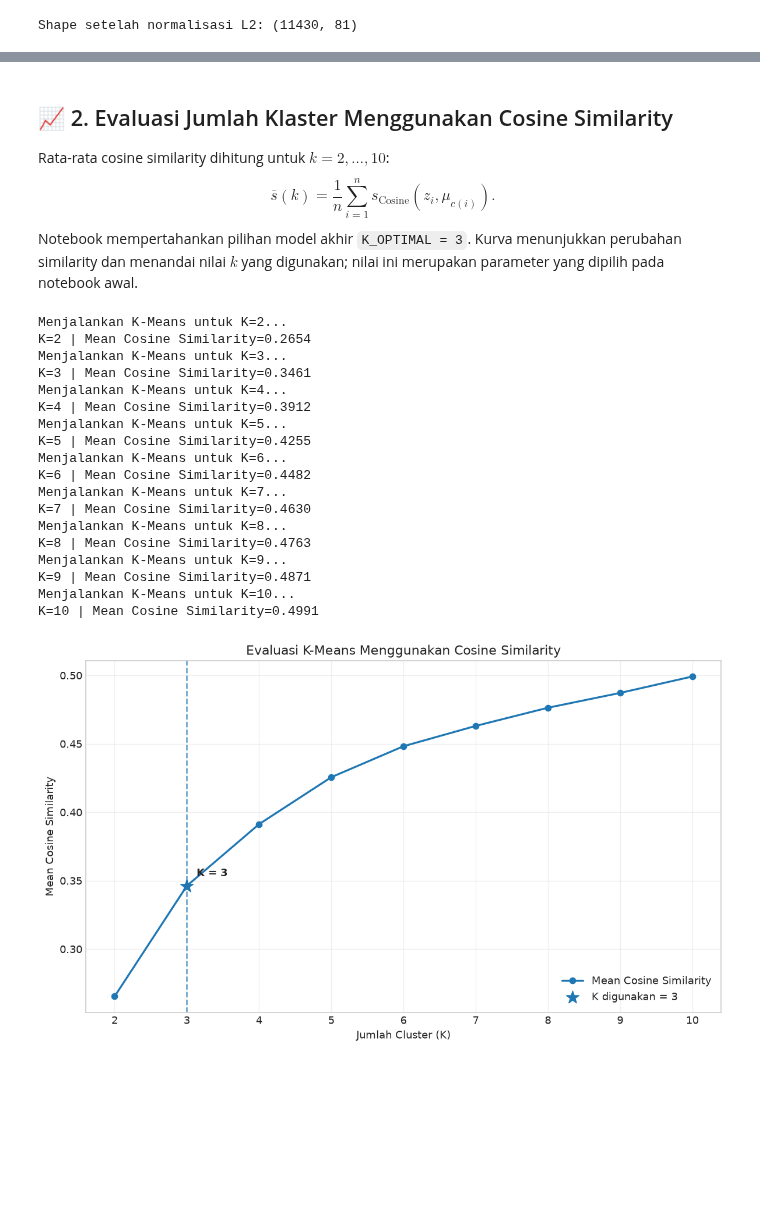
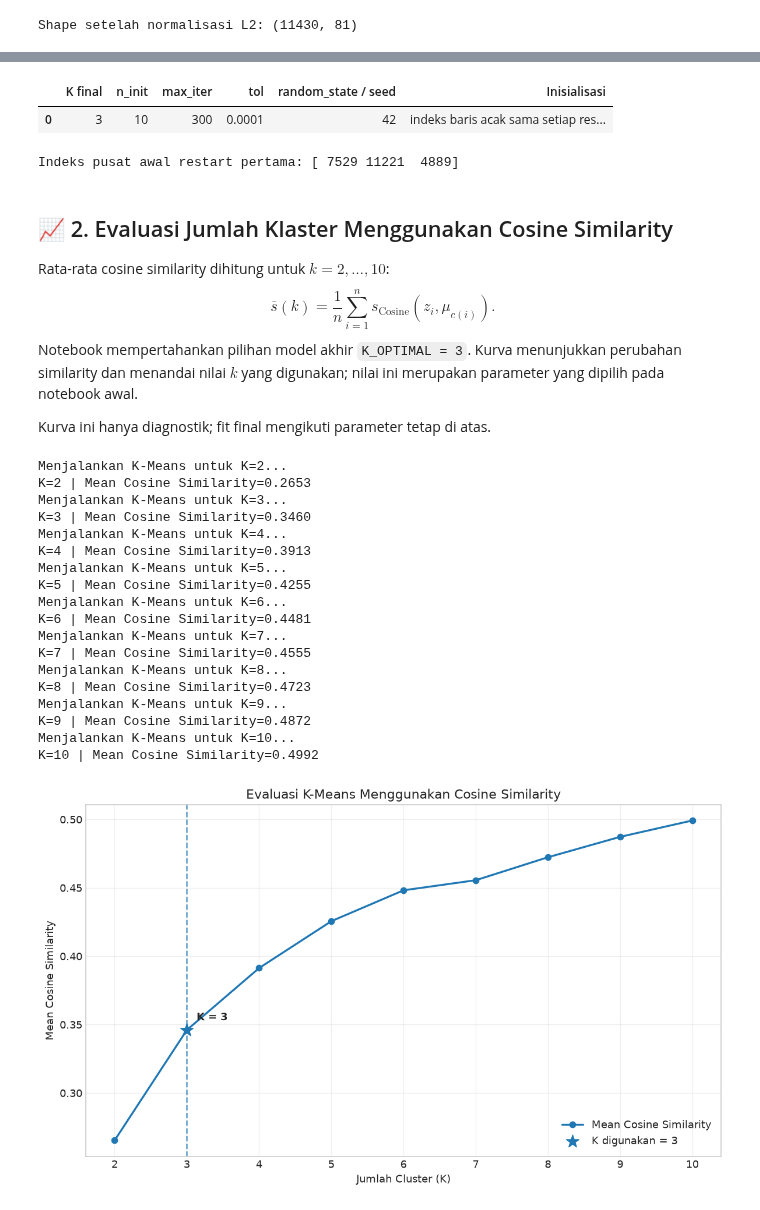
Before and after one commit to wawaelenti/Machine-Learning, a Jupyter notebook: Pertemuan 4/KMeans_Cosine_Similarity.ipynb, the cells around one changed output, grey strips where cells are left out. Drawn from its saved outputs; the diff is of its cells as text; code cells hidden in the pictures; blank space fills up the shorter version.

```diff
--- a/Pertemuan 4/KMeans_Cosine_Similarity.ipynb
+++ b/Pertemuan 4/KMeans_Cosine_Similarity.ipynb
@@ -105,3 +192,26 @@ Shape setelah normalisasi L2: (11430, 81)
+# %%
+# Parameter final yang sama pada ketiga varian K-Means.
+K_FINAL = 3
+N_INIT = 10
+MAX_ITER = 300
+TOL = 1e-4
+
+def init_same_rows(data, n_clusters, random_state):
+    """Pilih indeks baris yang sama untuk seed/restart yang sama."""
+    ids = random_state.choice(len(data), size=n_clusters, replace=False)
+    return data[ids].copy()
+
+display(pd.DataFrame([{
+    'K final': K_FINAL, 'n_init': N_INIT, 'max_iter': MAX_ITER,
+    'tol': TOL, 'random_state / seed': RANDOM_STATE,
+    'Inisialisasi': 'indeks baris acak sama setiap restart',
+}]))
+print('Indeks pusat awal restart pertama:',
+      np.random.RandomState(RANDOM_STATE).choice(len(X_scaled), size=K_FINAL, replace=False))
+# %% [output]
+|  | K final | n_init | max_iter | tol | random_state / seed | Inisialisasi |
+| 0 | 3 | 10 | 300 | 0.0001 | 42 | indeks baris acak sama setiap res... |
+Indeks pusat awal restart pertama: [ 7529 11221  4889]
 # %% [markdown]
 ## 📈 2. Evaluasi Jumlah Klaster Menggunakan Cosine Similarity
 
@@ -111,6 +221,8 @@ s_{\mathrm{Cosine}}(z_i,\mu_{c(i)}).$$
 Notebook mempertahankan pilihan model akhir `K_OPTIMAL = 3`.
 Kurva menunjukkan perubahan similarity dan menandai nilai $k$ yang digunakan;
 nilai ini merupakan parameter yang dipilih pada notebook awal.
+
+Kurva ini hanya diagnostik; fit final mengikuti parameter tetap di atas.
 # %%
 # =======================================================================
 # 3. EVALUASI COSINE SIMILARITY UNTUK JUMLAH KLASTER
@@ -125,8 +237,8 @@ for k in K_range:
 
     kmeans = KMeans(
         n_clusters=k,
-        random_state=42,
-        n_init=10
+        random_state=RANDOM_STATE,
+        n_init=N_INIT, max_iter=MAX_ITER, tol=TOL, init=init_same_rows
     )
 
     labels_k = kmeans.fit_predict(X_cosine)
@@ -155,7 +267,7 @@ for k in K_range:
         f"Mean Cosine Similarity={mean_similarity:.4f}"
     )
 
-K_OPTIMAL = 3
+K_OPTIMAL = K_FINAL
 optimal_k_cosine = K_OPTIMAL
 optimal_index = list(K_range).index(optimal_k_cosine)
 
@@ -189,42 +301,42 @@ plt.annotate(
     xy=(
         optimal_k_cosine,
         cosine_similarity_scores[optimal_index]
     ),
     xytext=(10, 10),
     textcoords="offset points",
     fontweight="bold"
 )
 
 plt.xlabel("Jumlah Cluster (K)")
 plt.ylabel("Mean Cosine Similarity")
 plt.title("Evaluasi K-Means Menggunakan Cosine Similarity")
 
 plt.xticks(list(K_range))
 plt.grid(alpha=0.3)
 plt.legend()
 
 plt.tight_layout()
 plt.show()
 # %% [output]
 Menjalankan K-Means untuk K=2...
-K=2 | Mean Cosine Similarity=0.2654
+K=2 | Mean Cosine Similarity=0.2653
 Menjalankan K-Means untuk K=3...
-K=3 | Mean Cosine Similarity=0.3461
+K=3 | Mean Cosine Similarity=0.3460
 Menjalankan K-Means untuk K=4...
-K=4 | Mean Cosine Similarity=0.3912
+K=4 | Mean Cosine Similarity=0.3913
 Menjalankan K-Means untuk K=5...
 K=5 | Mean Cosine Similarity=0.4255
 Menjalankan K-Means untuk K=6...
-K=6 | Mean Cosine Similarity=0.4482
+K=6 | Mean Cosine Similarity=0.4481
 Menjalankan K-Means untuk K=7...
-K=7 | Mean Cosine Similarity=0.4630
+K=7 | Mean Cosine Similarity=0.4555
 Menjalankan K-Means untuk K=8...
-K=8 | Mean Cosine Similarity=0.4763
+K=8 | Mean Cosine Similarity=0.4723
 Menjalankan K-Means untuk K=9...
-K=9 | Mean Cosine Similarity=0.4871
+K=9 | Mean Cosine Similarity=0.4872
 Menjalankan K-Means untuk K=10...
-K=10 | Mean Cosine Similarity=0.4991
+K=10 | Mean Cosine Similarity=0.4992
-[figure, old version]
+[figure, new version]
 # %%
 # =======================================================================
 # 4. KONFIGURASI MODEL K-MEANS COSINE
```
Also changed, not shown: parts of 10 cells of this notebook, 2 other files.
